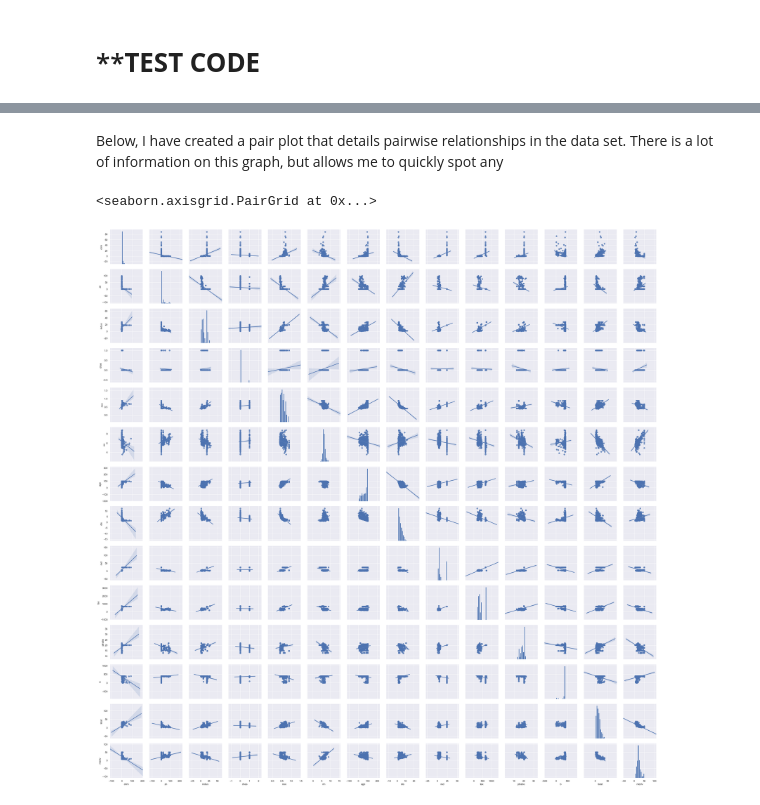
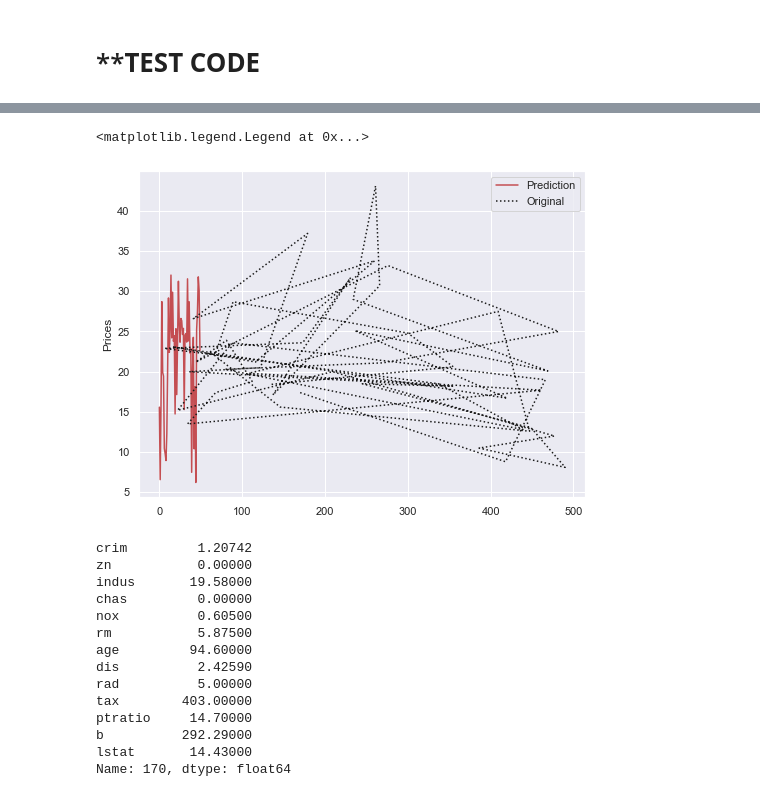
Before and after one commit to davidobrien1/MLSProject, a Jupyter notebook: mlsproject.ipynb, the cells around one changed output, grey strips where cells are left out. Drawn from its saved outputs; the diff is of its cells as text; code cells hidden in the pictures.

```diff
--- a/mlsproject.ipynb
+++ b/mlsproject.ipynb
@@ -631,8 +549,26 @@ plt.tight_layout()
-# %% [markdown]
-Below, I have created a pair plot that details pairwise relationships in the data set.  There is a lot of information on this graph, but allows me to quickly spot any
-# %%
-# plot pairwise relationships in the dataset fitting linear regression models to the scatter plots
-sns.pairplot(df, kind="reg")
-# %% [output]
-<seaborn.axisgrid.PairGrid at 0x...>
-[figure, removed]
+# %%
+# Plot the values.
+plt.plot(output_pred[0:50], 'r-', label='Prediction') #input_test[0:5],
+plt.plot( output_test[0:50], 'k:', label='Original') # input_test[0:5],
+plt.ylabel("Prices")
+plt.legend()
+# %% [output]
+<matplotlib.legend.Legend at 0x...>
+[figure, added]
+# %%
+input_test.iloc[0]
+# %% [output]
+crim         1.20742
+zn           0.00000
+indus       19.58000
+chas         0.00000
+nox          0.60500
+rm           5.87500
+age         94.60000
+dis          2.42590
+rad          5.00000
+tax        403.00000
+ptratio     14.70000
+b          292.29000
+lstat       14.43000
+Name: 170, dtype: float64
```
Also changed, not shown: parts of 35 cells of this notebook.
